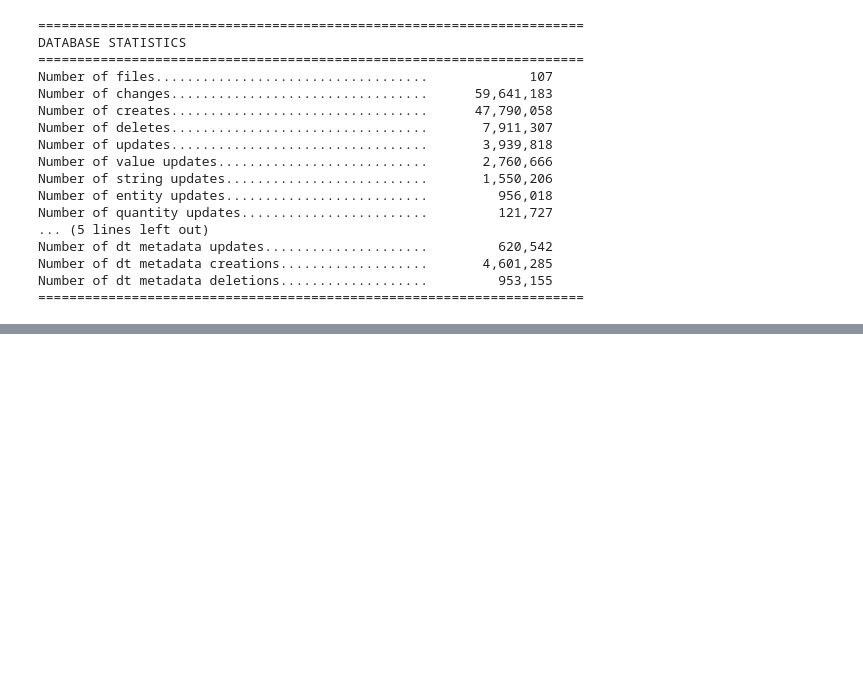
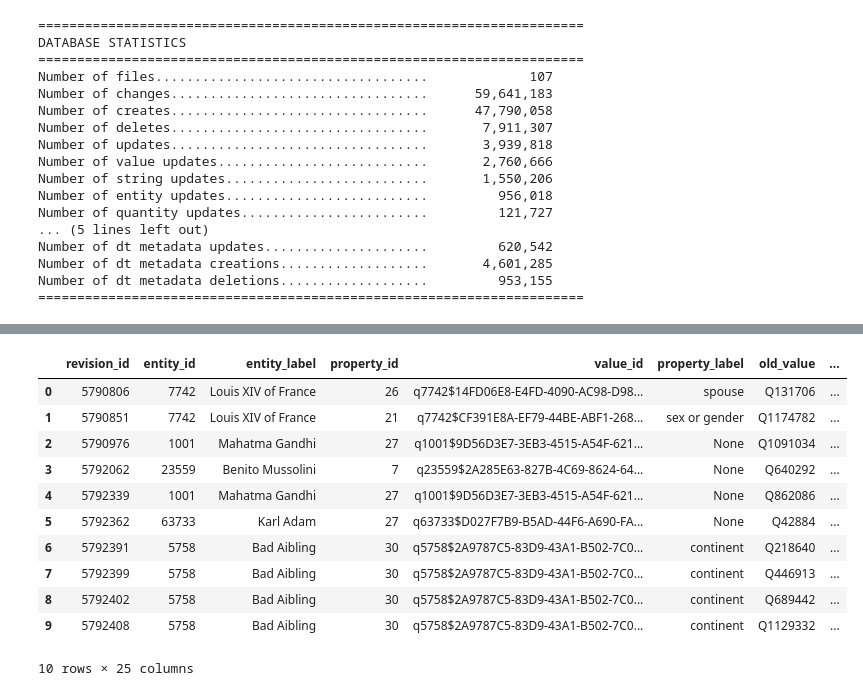
Before and after one commit to caroocortes/wikidata-change-classification, a Jupyter notebook: clustering/exploration.ipynb, the cells around one changed output, grey strips where cells are left out. Cells and saved outputs as stored; diff of their text form; code cells hidden in the pictures; blank space fills up the shorter version.

```diff
--- a/clustering/exploration.ipynb
+++ b/clustering/exploration.ipynb
@@ -199,0 +140,32 @@ Index: []
+# %%
+
+df_ass = pd.read_csv('clustered_data/cluster_assignments_entity.csv', index_col=0)
+df_ass['change_target'] = df_ass['change_target'].astype(str).fillna('').replace('nan', '')
+df_ass['revision_id'] = df_ass['revision_id'].astype(str)
+df_ass['property_id'] = df_ass['property_id'].astype(int)
+df_ass['value_id'] = df_ass['value_id'].astype(str)
+
+df_data = pd.read_parquet('data/changes_for_clustering_entity_update.parquet')
+df_data['change_target'] = df_data['change_target'].astype(str).fillna('')
+df_data['revision_id'] = df_data['revision_id'].astype(str)
+df_data['property_id'] = df_data['property_id'].astype(int)
+df_data['value_id'] = df_data['value_id'].astype(str)
+
+df_data.head(10)
+
+df = pd.merge(left=df_data, right=df_ass, how='left', on=['revision_id', 'property_id', 'value_id', 'change_target'])
+# %%
+df.head(10)
+# %% [output]
+|  | revision_id | entity_id | entity_label | property_id | value_id | property_label | old_value | ... |
+| 0 | 5790806 | 7742 | Louis XIV of France | 26 | q7742$14FD06E8-E4FD-4090-AC98-D98... | spouse | Q131706 | ... |
+| 1 | 5790851 | 7742 | Louis XIV of France | 21 | q7742$CF391E8A-EF79-44BE-ABF1-268... | sex or gender | Q1174782 | ... |
+| 2 | 5790976 | 1001 | Mahatma Gandhi | 27 | q1001$9D56D3E7-3EB3-4515-A54F-621... | None | Q1091034 | ... |
+| 3 | 5792062 | 23559 | Benito Mussolini | 7 | q23559$2A285E63-827B-4C69-8624-64... | None | Q640292 | ... |
+| 4 | 5792339 | 1001 | Mahatma Gandhi | 27 | q1001$9D56D3E7-3EB3-4515-A54F-621... | None | Q862086 | ... |
+| 5 | 5792362 | 63733 | Karl Adam | 27 | q63733$D027F7B9-B5AD-44F6-A690-FA... | None | Q42884 | ... |
+| 6 | 5792391 | 5758 | Bad Aibling | 30 | q5758$2A9787C5-83D9-43A1-B502-7C0... | continent | Q218640 | ... |
+| 7 | 5792399 | 5758 | Bad Aibling | 30 | q5758$2A9787C5-83D9-43A1-B502-7C0... | continent | Q446913 | ... |
+| 8 | 5792402 | 5758 | Bad Aibling | 30 | q5758$2A9787C5-83D9-43A1-B502-7C0... | continent | Q689442 | ... |
+| 9 | 5792408 | 5758 | Bad Aibling | 30 | q5758$2A9787C5-83D9-43A1-B502-7C0... | continent | Q1129332 | ... |
+10 rows × 25 columns
```
Also changed, not shown: parts of 11 cells of this notebook, 25 other files.
